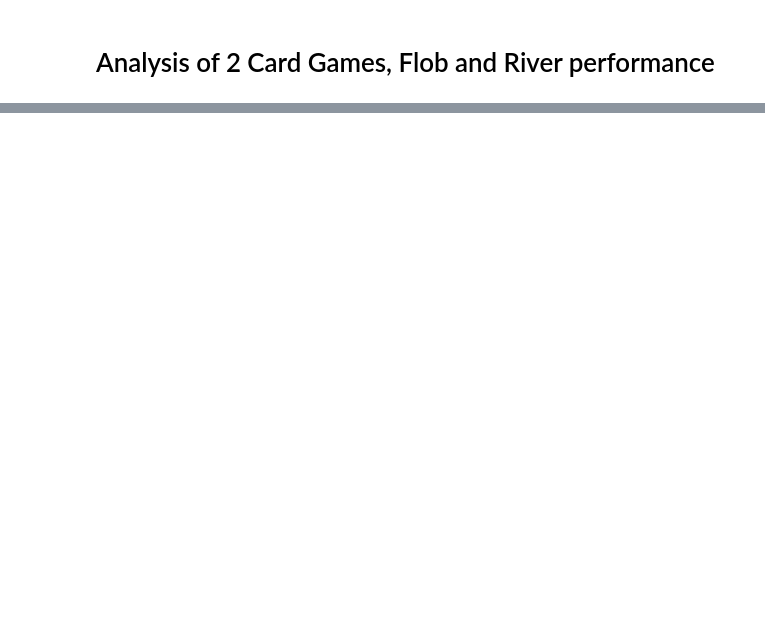
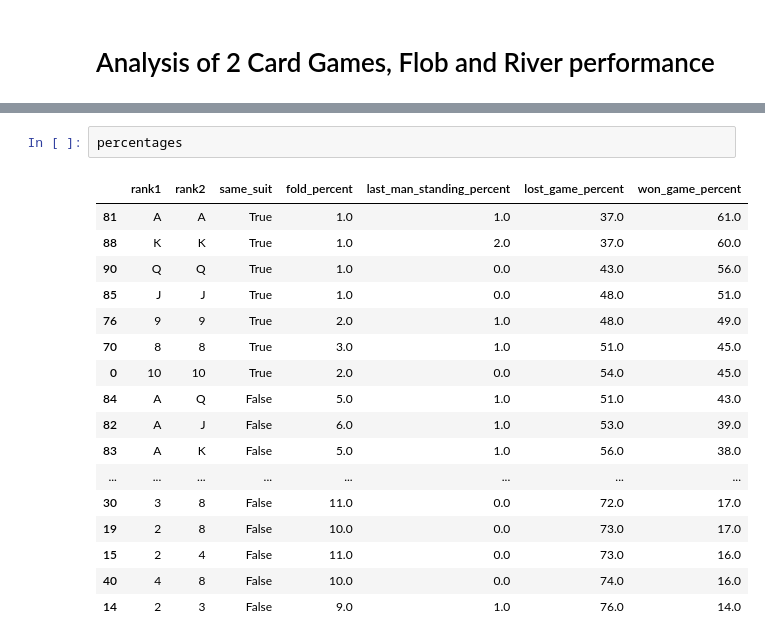
Before and after one commit to Silber8806/PokerPro, a Jupyter notebook: source_code/analysis/Poker Simulation Analysis.ipynb, the cells around one changed output, grey strips where cells are left out. Cells and saved outputs as stored; diff of their text form; blank space fills up the shorter version.

```diff
--- a/source_code/analysis/Poker Simulation Analysis.ipynb
+++ b/source_code/analysis/Poker Simulation Analysis.ipynb
@@ -359,0 +598,20 @@ for index, row in categories_to_plot.iterrows():
+# %%
+percentages
+# %% [output]
+|  | rank1 | rank2 | same_suit | fold_percent | last_man_standing_percent | lost_game_percent | won_game_percent |
+| 81 | A | A | True | 1.0 | 1.0 | 37.0 | 61.0 |
+| 88 | K | K | True | 1.0 | 2.0 | 37.0 | 60.0 |
+| 90 | Q | Q | True | 1.0 | 0.0 | 43.0 | 56.0 |
+| 85 | J | J | True | 1.0 | 0.0 | 48.0 | 51.0 |
+| 76 | 9 | 9 | True | 2.0 | 1.0 | 48.0 | 49.0 |
+| 70 | 8 | 8 | True | 3.0 | 1.0 | 51.0 | 45.0 |
+| 0 | 10 | 10 | True | 2.0 | 0.0 | 54.0 | 45.0 |
+| 84 | A | Q | False | 5.0 | 1.0 | 51.0 | 43.0 |
+| 82 | A | J | False | 6.0 | 1.0 | 53.0 | 39.0 |
+| 83 | A | K | False | 5.0 | 1.0 | 56.0 | 38.0 |
+| ... | ... | ... | ... | ... | ... | ... | ... |
+| 30 | 3 | 8 | False | 11.0 | 0.0 | 72.0 | 17.0 |
+| 19 | 2 | 8 | False | 10.0 | 0.0 | 73.0 | 17.0 |
+| 15 | 2 | 4 | False | 11.0 | 0.0 | 73.0 | 16.0 |
+| 40 | 4 | 8 | False | 10.0 | 0.0 | 74.0 | 16.0 |
+| 14 | 2 | 3 | False | 9.0 | 1.0 | 76.0 | 14.0 |
```
Also changed, not shown: parts of 19 cells of this notebook.
